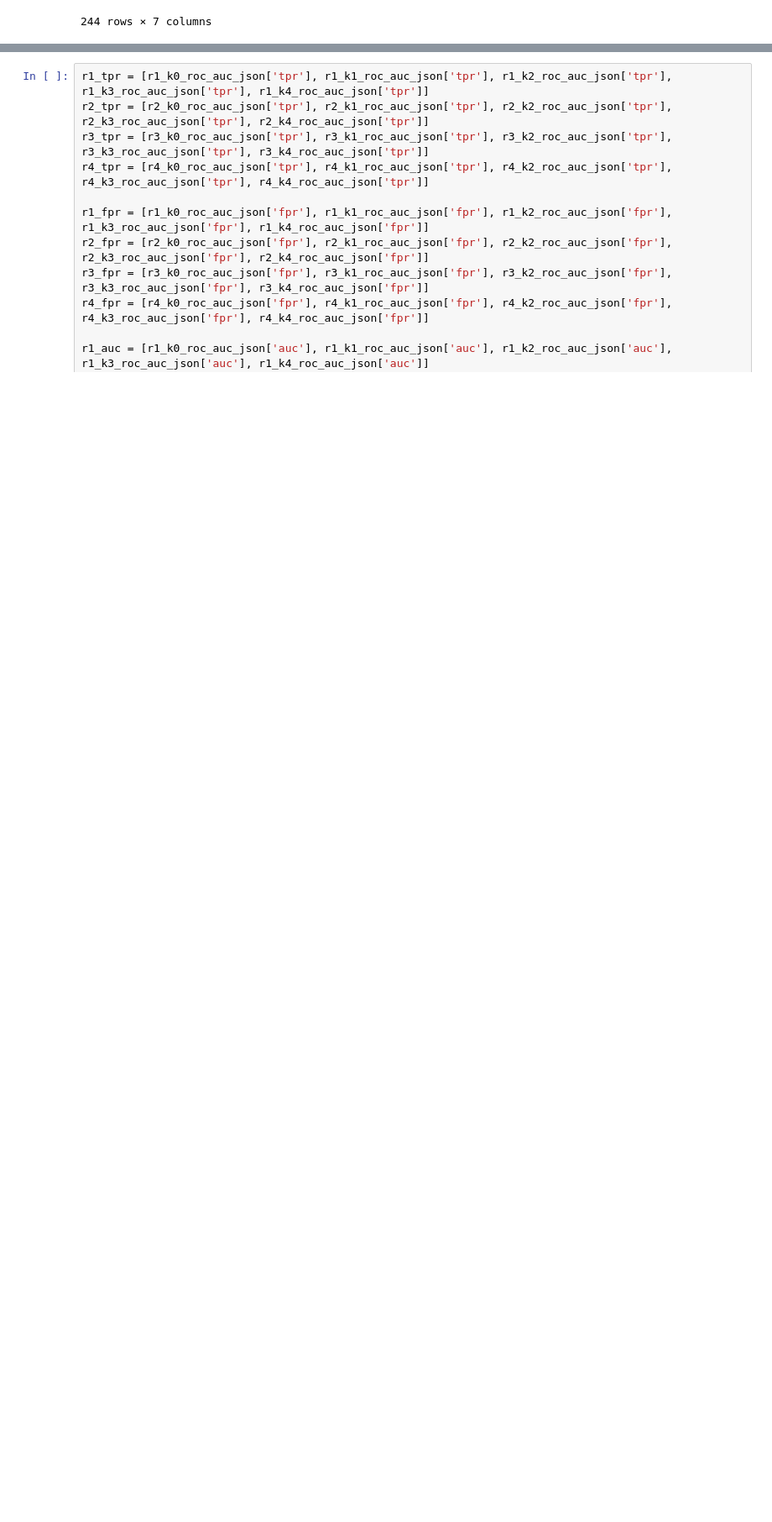
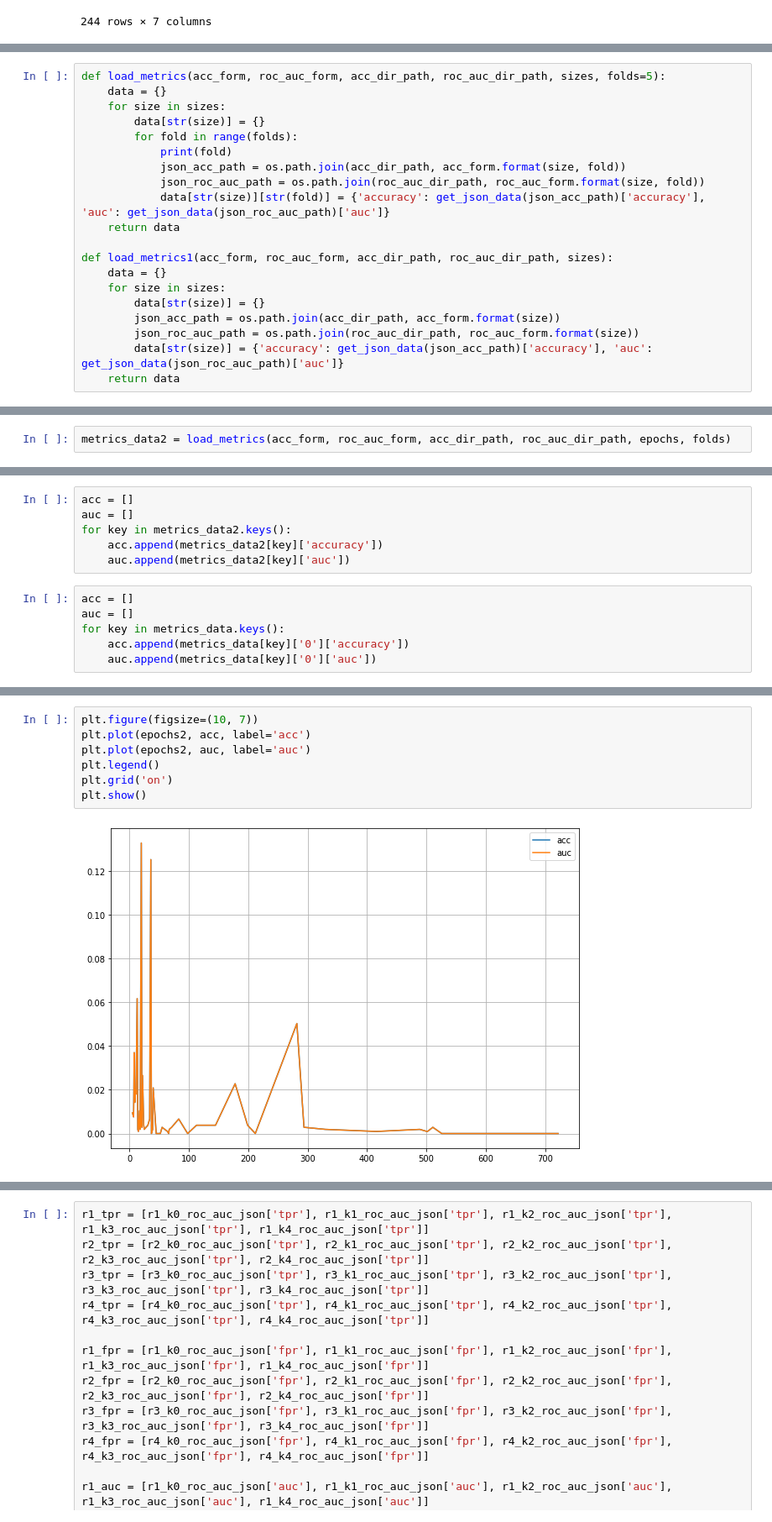
Before and after one commit to SivenM/test_models, a Jupyter notebook: testing_plots.ipynb, the cells around one changed output, grey strips where cells are left out. Shown at 84% size. Saved outputs shown, nothing was run; the diff lists cells and outputs as text; blank space fills up the shorter version.

```diff
--- a/testing_plots.ipynb
+++ b/testing_plots.ipynb
@@ -269,0 +156,20 @@ plt.show();
+# %%
+def load_metrics(acc_form, roc_auc_form, acc_dir_path, roc_auc_dir_path, sizes, folds=5):
+    data = {}
+    for size in sizes:
+        data[str(size)] = {}
+        for fold in range(folds):
+            print(fold)
+            json_acc_path = os.path.join(acc_dir_path, acc_form.format(size, fold))
+            json_roc_auc_path = os.path.join(roc_auc_dir_path, roc_auc_form.format(size, fold))
+            data[str(size)][str(fold)] = {'accuracy': get_json_data(json_acc_path)['accuracy'], 'auc': get_json_data(json_roc_auc_path)['auc']}
+    return data
+
+def load_metrics1(acc_form, roc_auc_form, acc_dir_path, roc_auc_dir_path, sizes):
+    data = {}
+    for size in sizes:
+        data[str(size)] = {}
+        json_acc_path = os.path.join(acc_dir_path, acc_form.format(size))
+        json_roc_auc_path = os.path.join(roc_auc_dir_path, roc_auc_form.format(size))
+        data[str(size)] = {'accuracy': get_json_data(json_acc_path)['accuracy'], 'auc': get_json_data(json_roc_auc_path)['auc']}
+    return data
@@ -269,0 +180,2 @@ plt.show();
+# %%
+metrics_data2 = load_metrics(acc_form, roc_auc_form, acc_dir_path, roc_auc_dir_path, epochs, folds)
@@ -269,0 +230,12 @@ plt.show();
+# %%
+acc = []
+auc = []
+for key in metrics_data2.keys():
+    acc.append(metrics_data2[key]['accuracy'])
+    auc.append(metrics_data2[key]['auc'])
+# %%
+acc = []
+auc = []
+for key in metrics_data.keys():
+    acc.append(metrics_data[key]['0']['accuracy'])
+    auc.append(metrics_data[key]['0']['auc'])
@@ -269,0 +266,9 @@ plt.show();
+# %%
+plt.figure(figsize=(10, 7))
+plt.plot(epochs2, acc, label='acc')
+plt.plot(epochs2, auc, label='auc')
+plt.legend()
+plt.grid('on')
+plt.show()
+# %% [output]
+[figure, added]
```
Also changed, not shown: parts of 43 cells of this notebook, 19 other files.
